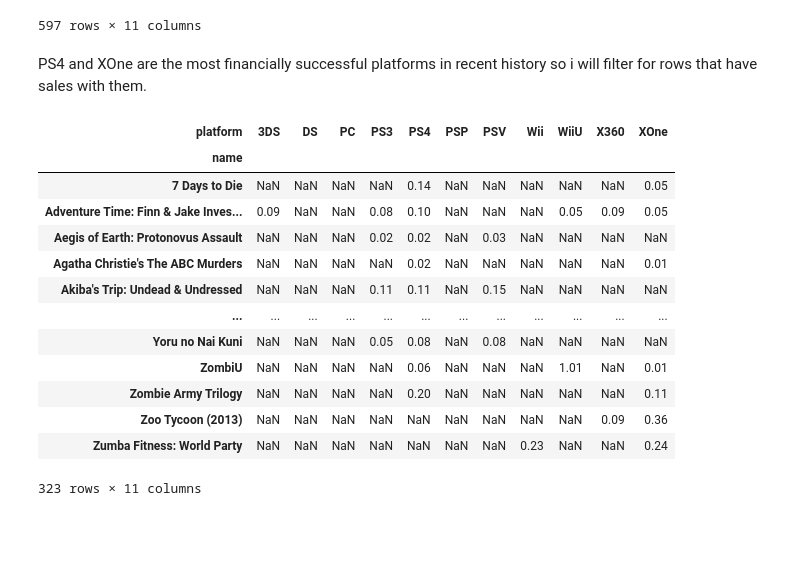
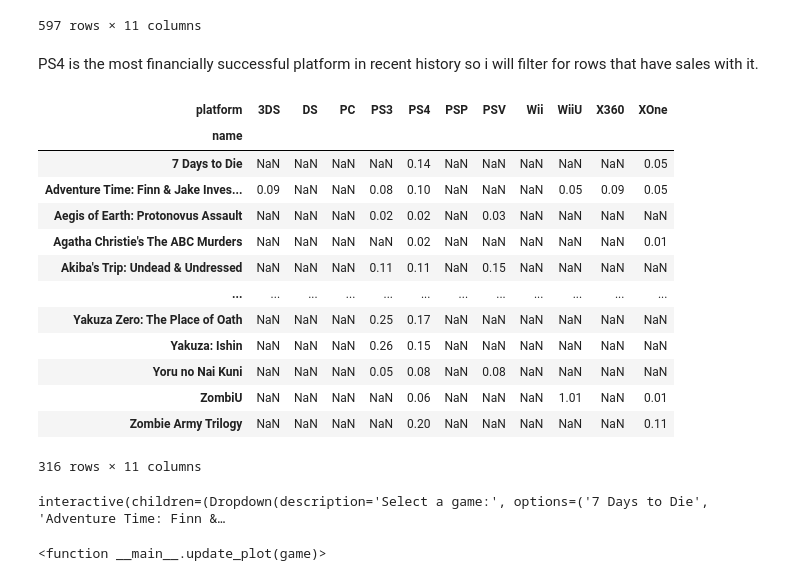
Before and after one commit to DarthPiggyus/Intergated-project, a Jupyter notebook: notebooks/EDA.ipynb, the cells around one changed output. Cells and saved outputs as stored; diff of their text form; code cells hidden in the pictures; blank space fills up the shorter version.

```diff
--- a/notebooks/EDA.ipynb
+++ b/notebooks/EDA.ipynb
@@ -776,28 +785,56 @@ pivot_table
 | [Prototype 2] | NaN | NaN | 0.11 | 0.74 | NaN | NaN | NaN | NaN | NaN | 0.79 | NaN |
 597 rows × 11 columns
 # %% [markdown]
-PS4 and XOne are the most financially successful platforms in recent history so i will filter for rows that have sales with them.
+PS4 is the most financially successful platform in recent history so i will filter for rows that have sales with it.
 # %%
-# Find the rows that have non-null values in the PS4 or XOne columns
-ps4_xone_games = pivot_table.loc[:, ['PS4', 'XOne']].notna().any(axis=1)
+# Find the rows that have non-null values in the PS4 column
+ps4_games = pivot_table.loc[:, 'PS4'].notna()
 
 # Create a new DataFrame from the selected rows
-selected_games = pivot_table[ps4_xone_games]
+selected_games = pivot_table[ps4_games]
 
 # Print the new DataFrame
 selected_games
 # %% [output]
 | platform | 3DS | DS | PC | PS3 | PS4 | PSP | PSV | Wii | WiiU | X360 | XOne |
 | name |  |  |  |  |  |  |  |  |  |  |  |
 | 7 Days to Die | NaN | NaN | NaN | NaN | 0.14 | NaN | NaN | NaN | NaN | NaN | 0.05 |
 | Adventure Time: Finn & Jake Inves... | 0.09 | NaN | NaN | 0.08 | 0.10 | NaN | NaN | NaN | 0.05 | 0.09 | 0.05 |
 | Aegis of Earth: Protonovus Assault | NaN | NaN | NaN | 0.02 | 0.02 | NaN | 0.03 | NaN | NaN | NaN | NaN |
 | Agatha Christie's The ABC Murders | NaN | NaN | NaN | NaN | 0.02 | NaN | NaN | NaN | NaN | NaN | 0.01 |
 | Akiba's Trip: Undead & Undressed | NaN | NaN | NaN | 0.11 | 0.11 | NaN | 0.15 | NaN | NaN | NaN | NaN |
 | ... | ... | ... | ... | ... | ... | ... | ... | ... | ... | ... | ... |
+| Yakuza Zero: The Place of Oath | NaN | NaN | NaN | 0.25 | 0.17 | NaN | NaN | NaN | NaN | NaN | NaN |
+| Yakuza: Ishin | NaN | NaN | NaN | 0.26 | 0.15 | NaN | NaN | NaN | NaN | NaN | NaN |
 | Yoru no Nai Kuni | NaN | NaN | NaN | 0.05 | 0.08 | NaN | 0.08 | NaN | NaN | NaN | NaN |
 | ZombiU | NaN | NaN | NaN | NaN | 0.06 | NaN | NaN | NaN | 1.01 | NaN | 0.01 |
 | Zombie Army Trilogy | NaN | NaN | NaN | NaN | 0.20 | NaN | NaN | NaN | NaN | NaN | 0.11 |
-| Zoo Tycoon (2013) | NaN | NaN | NaN | NaN | NaN | NaN | NaN | NaN | NaN | 0.09 | 0.36 |
-| Zumba Fitness: World Party | NaN | NaN | NaN | NaN | NaN | NaN | NaN | 0.23 | NaN | NaN | 0.24 |
-323 rows × 11 columns
+316 rows × 11 columns
+# %%
+# Create a dropdown menu to select a game
+game_dropdown = Dropdown(options=selected_games.index, description='Select a game:')
+
+# Function to update the plot based on the selected game
+def update_plot(game):
+    # Filter the DataFrame based on the selected game
+    filtered_game = selected_games.loc[game].dropna()
+
+    # Plotting the sales of the selected game on different platforms
+    filtered_game.plot(kind='bar', figsize=(10, 6))
+
+    # Adding labels and title to the plot
+    plt.title(f'Sales of {game} on Different Platforms')
+    plt.xlabel('Platforms')
+    plt.ylabel('Sales')
+
+    # Rotating the x-axis labels for better readability
+    plt.xticks(rotation=45)
+
+    # Displaying the plot
+    plt.show()
+
+# Interact function to update the plot based on the dropdown selection
+interact(update_plot, game=game_dropdown)
+# %% [output]
+interactive(children=(Dropdown(description='Select a game:', options=('7 Days to Die', 'Adventure Time: Finn &…
+<function __main__.update_plot(game)>
```
Also changed, not shown: parts of 33 cells of this notebook.
